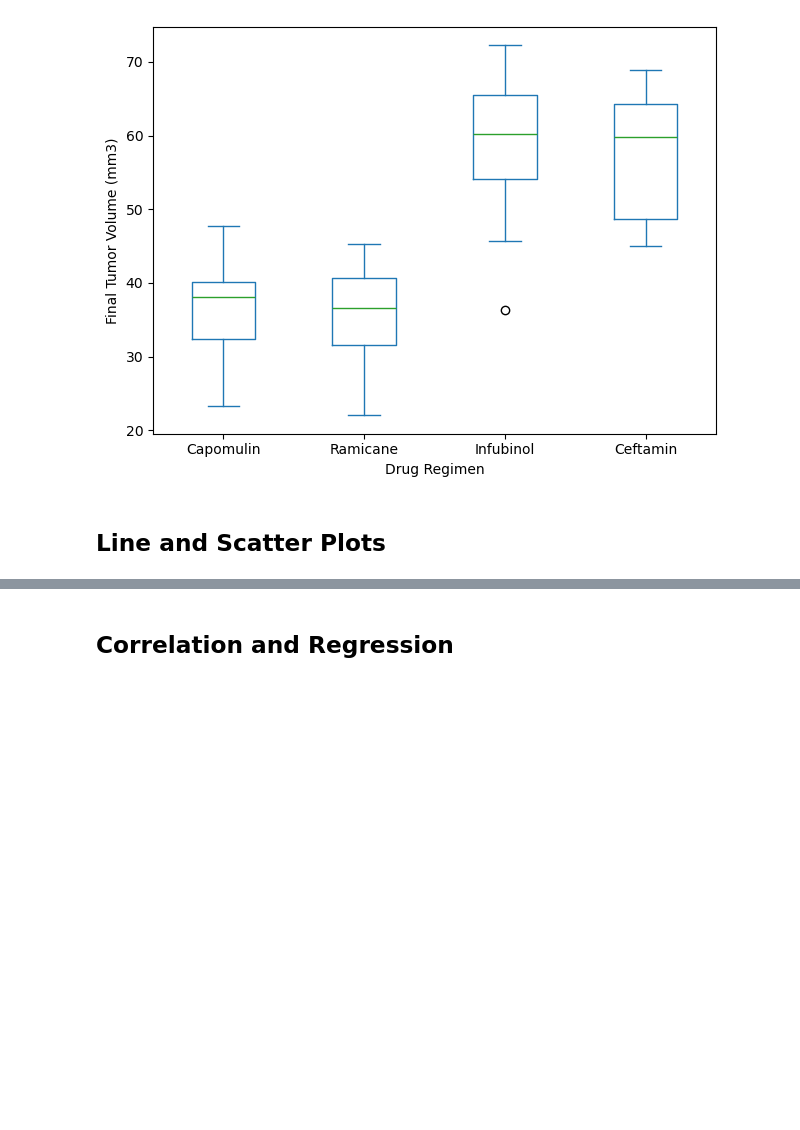
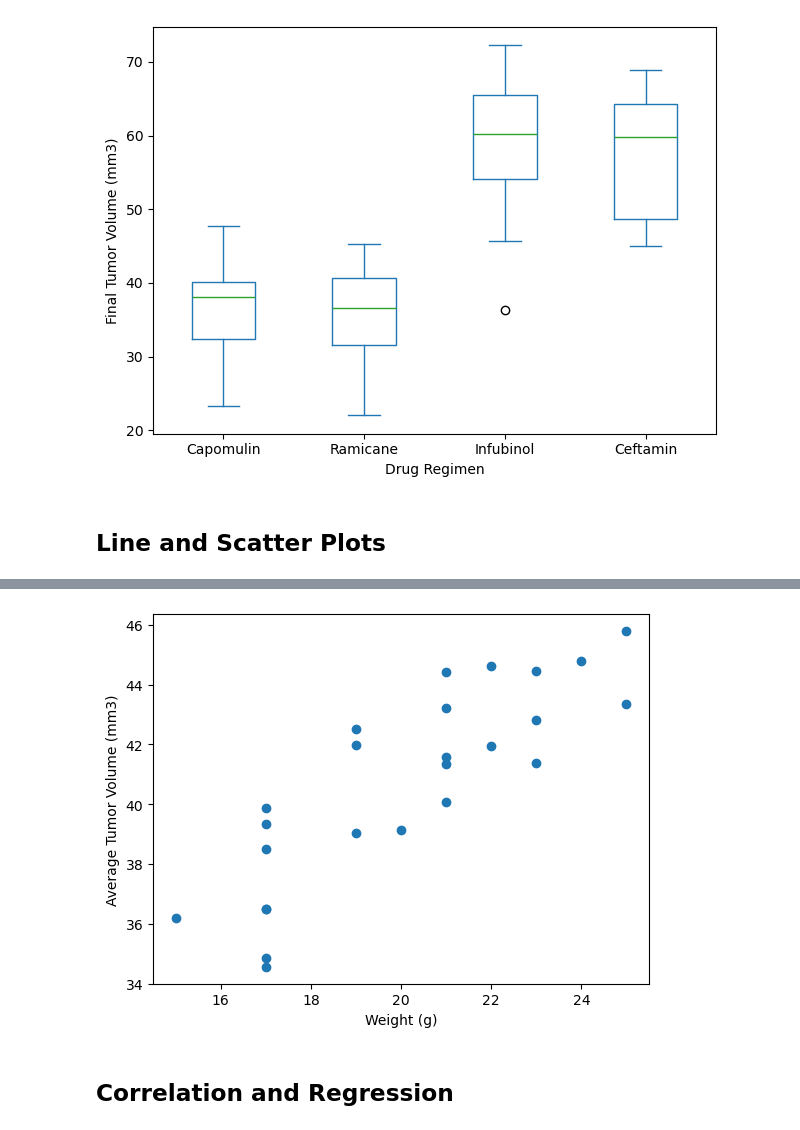
Before and after one commit to Feda2020/Module-5-Challenge, a Jupyter notebook: Pymaceuticals/pymaceuticals_starter.ipynb, the cells around one changed output, grey strips where cells are left out. Cells and saved outputs as stored; diff of their text form; code cells hidden in the pictures; blank space fills up the shorter version.

```diff
--- a/Pymaceuticals/pymaceuticals_starter.ipynb
+++ b/Pymaceuticals/pymaceuticals_starter.ipynb
@@ -310,3 +322,25 @@ plt.show()
+# %%
+# Generate a scatter plot of mouse weight vs. the average observed tumor volume for the entire Capomulin regimen
+# Filter data for the Capomulin regimen
+capomulin_data = clean_mouse_study.loc[clean_mouse_study["Drug Regimen"] == "Capomulin"]
+
+# Group by Mouse ID and calculate the average tumor volume for each mouse
+capomulin_avg_tumor_vol = capomulin_data.groupby("Mouse ID")[["Tumor Volume (mm3)", "Weight (g)"]].mean()
+
+# Reset the index to make "Mouse ID" a column
+capomulin_avg_tumor_vol = capomulin_avg_tumor_vol.reset_index()
+
+# Create a scatter plot using matplotlib
+plt.scatter(capomulin_avg_tumor_vol["Weight (g)"], capomulin_avg_tumor_vol["Tumor Volume (mm3)"])
+
+# Add X & Y labels
+plt.xlabel("Weight (g)")
+plt.ylabel("Average Tumor Volume (mm3)")
+
+# Show the plot
+plt.show()
+# %% [output]
+[figure, added]
 # %% [markdown]
 ## Correlation and Regression
 # %%
```
Also changed, not shown: parts of 3 cells of this notebook.
